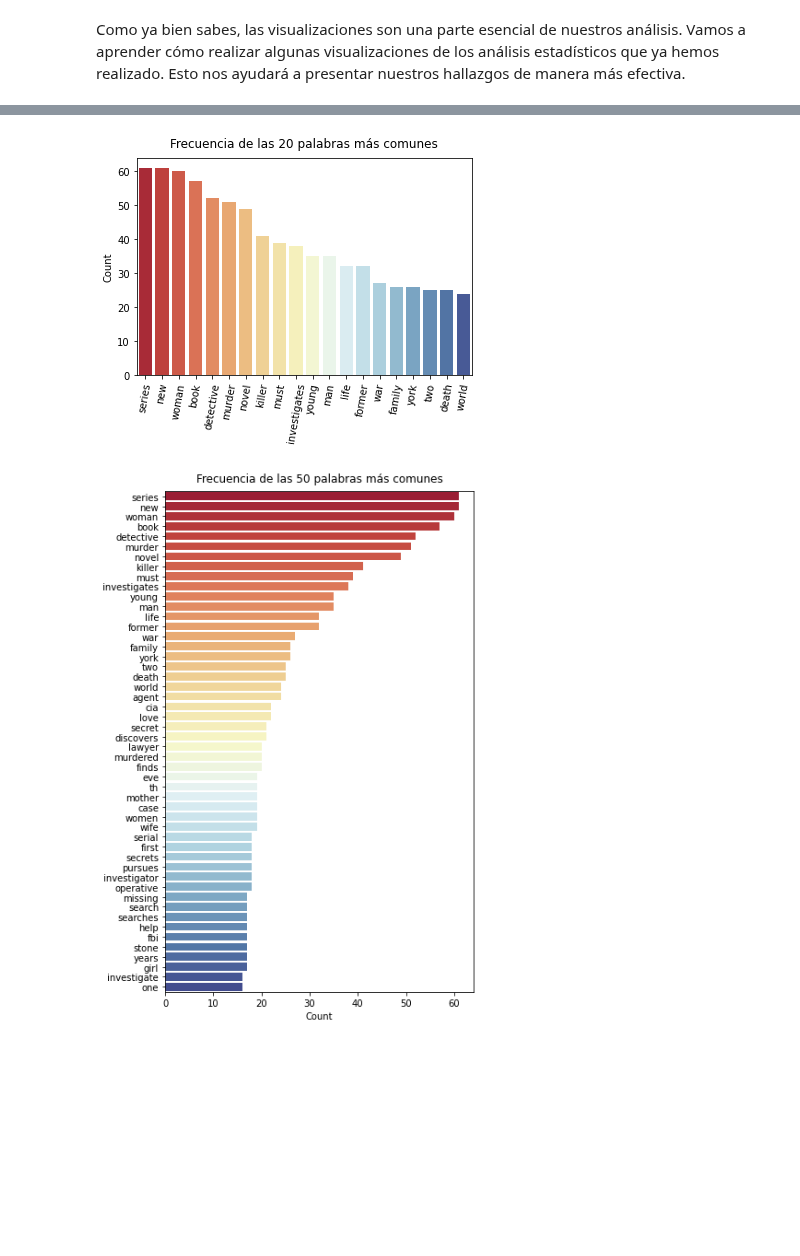
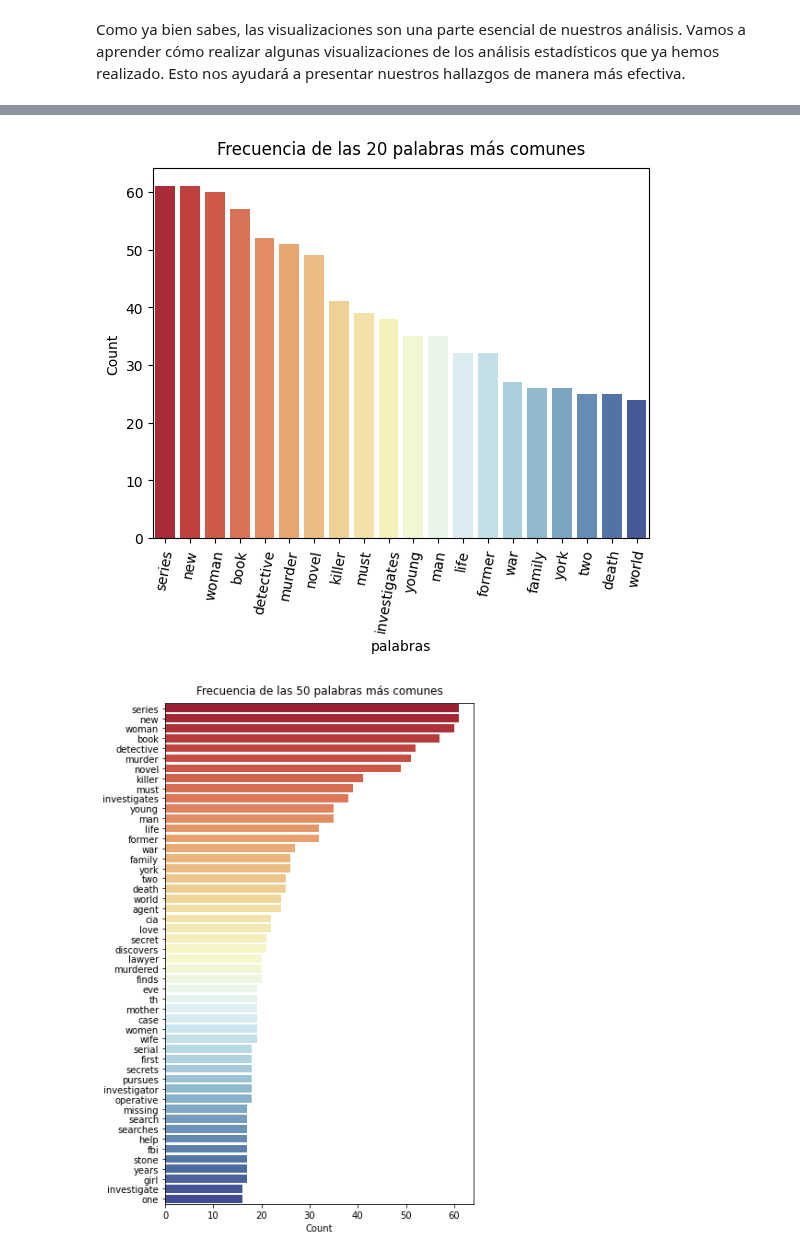
Before and after one commit to beduExpert/B2-Analisis-de-Datos-con-Python-2020, a Jupyter notebook: Sesion-07/Ejemplo-05/nlp_visualizaciones.ipynb, the cells around one changed output, grey strips where cells are left out. Drawn from its saved outputs; the diff is of its cells as text; code cells hidden in the pictures; blank space fills up the shorter version.

```diff
--- a/Sesion-07/Ejemplo-05/nlp_visualizaciones.ipynb
+++ b/Sesion-07/Ejemplo-05/nlp_visualizaciones.ipynb
@@ -17,7 +19,8 @@ import seaborn as sns
 import matplotlib.pyplot as plt
 import numpy as np
 # %%
-df = pd.read_json('../../Datasets/new_york_times_bestsellers-clean.json')
+path1 = "https://raw.githubusercontent.com/caballeroarturo/B2-Analisis-de-Datos-con-Python-2020/master/"
+df = pd.read_json(path1 + 'Datasets/new_york_times_bestsellers-clean.json')
 
 df.head()
 # %% [output]
@@ -35,9 +61,9 @@ array([ 2,  3,  4,  5,  6,  7,  8,  9, 10, 12, 13, 14,  1, 11, 15, 16])
 grouped_by_title = df.groupby('title')['description'].max()
 grouped_by_title = grouped_by_title.str.lower()
 grouped_by_title = grouped_by_title.str.strip()
-grouped_by_title = grouped_by_title.str.replace('[^\w\s]', '')
-grouped_by_title = grouped_by_title.str.replace('\d', '')
-grouped_by_title = grouped_by_title.str.replace('\\n', '')
+grouped_by_title = grouped_by_title.str.replace('[^\w\s]', '', regex = True)
+grouped_by_title = grouped_by_title.str.replace('\d', '', regex = True)
+grouped_by_title = grouped_by_title.str.replace('\\n', '', regex = True)
 grouped_by_title = grouped_by_title.dropna()
 
 tokenized = grouped_by_title.apply(nltk.word_tokenize)
@@ -50,17 +76,19 @@ freq_dist = nltk.FreqDist(all_words_except_stop_words)
 # %%
 # Podemos visualizar la frecuencia de las palabras más comunes
 
 most_common_20 = np.array(list(map(lambda x: list(x), freq_dist.most_common(20))))
+most_common_20 = pd.DataFrame(most_common_20, columns=['palabras', 'frec'])
+most_common_20['frec'] = pd.to_numeric(most_common_20['frec'], errors='coerce')
 
 fig = plt.figure()
 ax = fig.add_subplot()
 
-sns.barplot(most_common_20[:, 0], most_common_20[:, 1], ax=ax, palette='RdYlBu');
+sns.barplot(data = most_common_20, x= 'palabras', y= 'frec', ax=ax, palette='RdYlBu');
 ax.set_title('Frecuencia de las 20 palabras más comunes', pad=10)
 ax.set_ylabel('Count')
 ax.tick_params(axis='x', rotation=80)
 # %% [output]
-[figure, old version]
+[figure, new version]
 # %%
 most_common_50 = np.array(list(map(lambda x: list(x), freq_dist.most_common(50))))
 
```
Also changed, not shown: parts of 7 cells of this notebook.
